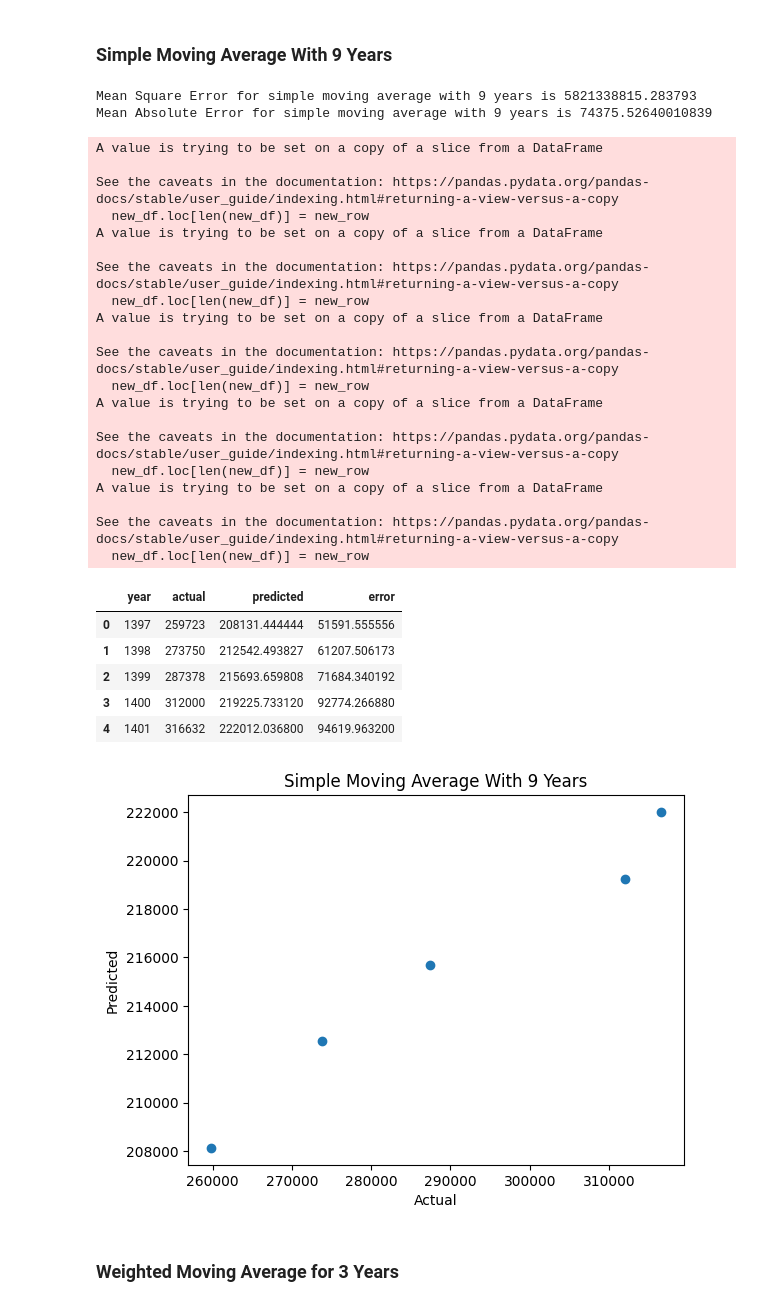
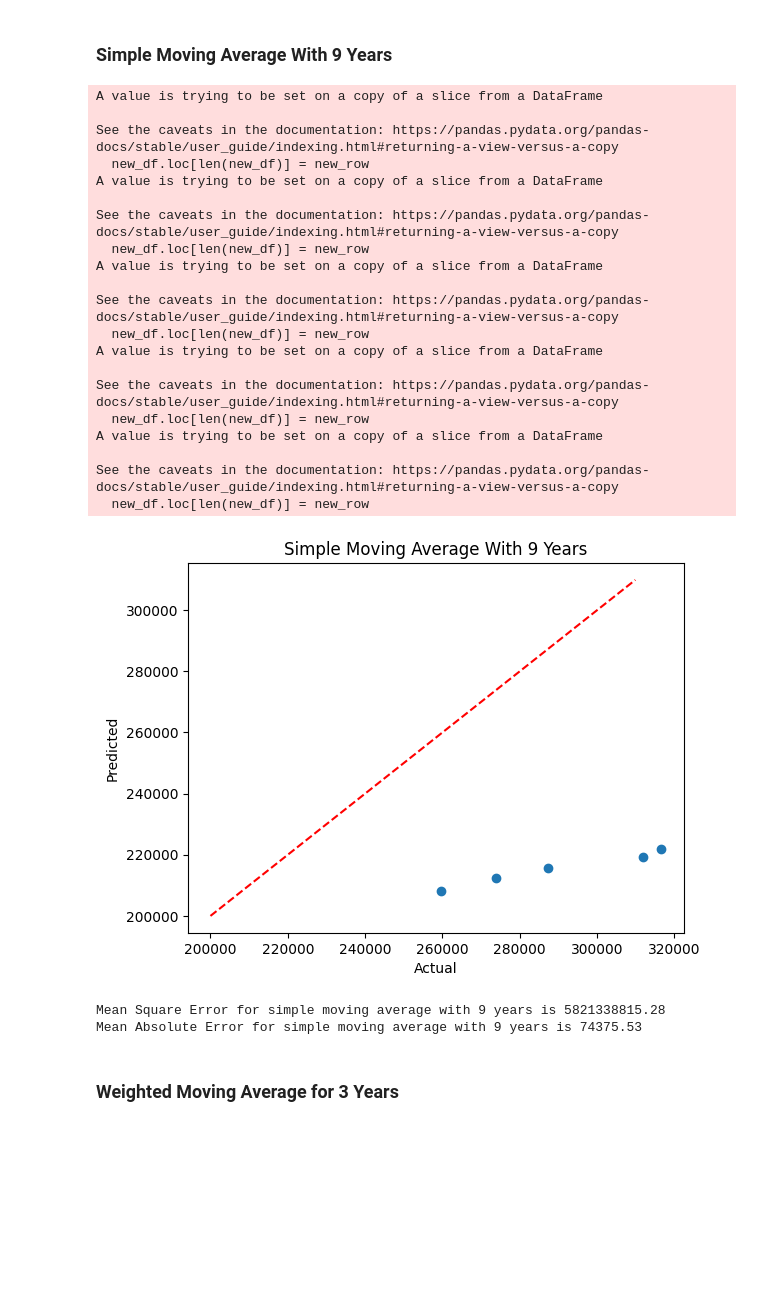
Before and after one commit to NassrinSharifi/Pure-Python, a Jupyter notebook: 00-SUT/Project Management/HW2.ipynb, the cells around one changed output. Cells and saved outputs as stored; diff of their text form; code cells hidden in the pictures; blank space fills up the shorter version.

```diff
--- a/00-SUT/Project Management/HW2.ipynb
+++ b/00-SUT/Project Management/HW2.ipynb
@@ -171,49 +168,47 @@ See the caveats in the documentation: https://pandas.pydata.org/pandas-docs/stab
 # %% [markdown]
 ### Simple Moving Average With 9 Years
 # %%
-n=9
-simple= simple_moving_average(n, data)
-simple_df = error(Real_data, simple)
-m=mean_squared_error(simple_df["actual"],simple_df["predicted"],squared=True)
-deviation=mean_absolute_deviation(simple_df)
-print(f"Mean Square Error for simple moving average with {n} years is {m}")
-print(f"Mean Absolute Error for simple moving average with {n} years is {deviation}")
+n = 9
+simple = simple_moving_average(n, data)
+simple_df_9 = error(Real_data, simple)
+m = mean_squared_error(simple_df_9["actual"], simple_df_9["predicted"],squared=True)
+deviation = mean_absolute_deviation(simple_df_9)
+
 #plot:)
-plt.scatter(simple_df["actual"],simple_df["predicted"])
+plt.scatter(simple_df_9["actual"], simple_df_9["predicted"])
+plt.plot(list(range(200000,310000,100)),list(range(200000,310000,100)),color="red",linestyle="dashed")
 plt.ylabel("Predicted")
 plt.xlabel("Actual")
 plt.title(f"Simple Moving Average With {n} Years")
-simple_df
+plt.savefig(f"Simple Moving Average With {n} Years.png")
+plt.show()
+print(f"Mean Square Error for simple moving average with {n} years is {m:.2f}")
+print(f"Mean Absolute Error for simple moving average with {n} years is {deviation:.2f}")
+simple_df_9.to_excel(f"Simple Moving Average With {n} Years.xlsx",index=False)
 # %% [output]
-Mean Square Error for simple moving average with 9 years is 5821338815.283793
-Mean Absolute Error for simple moving average with 9 years is 74375.52640010839
+A value is trying to be set on a copy of a slice from a DataFrame
+
+See the caveats in the documentation: https://pandas.pydata.org/pandas-docs/stable/user_guide/indexing.html#returning-a-view-versus-a-copy
+  new_df.loc[len(new_df)] = new_row
+A value is trying to be set on a copy of a slice from a DataFrame
+
+See the caveats in the documentation: https://pandas.pydata.org/pandas-docs/stable/user_guide/indexing.html#returning-a-view-versus-a-copy
+  new_df.loc[len(new_df)] = new_row
+A value is trying to be set on a copy of a slice from a DataFrame
+
+See the caveats in the documentation: https://pandas.pydata.org/pandas-docs/stable/user_guide/indexing.html#returning-a-view-versus-a-copy
+  new_df.loc[len(new_df)] = new_row
+A value is trying to be set on a copy of a slice from a DataFrame
+
+See the caveats in the documentation: https://pandas.pydata.org/pandas-docs/stable/user_guide/indexing.html#returning-a-view-versus-a-copy
+  new_df.loc[len(new_df)] = new_row
+A value is trying to be set on a copy of a slice from a DataFrame
+
+See the caveats in the documentation: https://pandas.pydata.org/pandas-docs/stable/user_guide/indexing.html#returning-a-view-versus-a-copy
+  new_df.loc[len(new_df)] = new_row
+[figure, new version]
-A value is trying to be set on a copy of a slice from a DataFrame
-
-See the caveats in the documentation: https://pandas.pydata.org/pandas-docs/stable/user_guide/indexing.html#returning-a-view-versus-a-copy
-  new_df.loc[len(new_df)] = new_row
-A value is trying to be set on a copy of a slice from a DataFrame
-
-See the caveats in the documentation: https://pandas.pydata.org/pandas-docs/stable/user_guide/indexing.html#returning-a-view-versus-a-copy
-  new_df.loc[len(new_df)] = new_row
-A value is trying to be set on a copy of a slice from a DataFrame
-
-See the caveats in the documentation: https://pandas.pydata.org/pandas-docs/stable/user_guide/indexing.html#returning-a-view-versus-a-copy
-  new_df.loc[len(new_df)] = new_row
-A value is trying to be set on a copy of a slice from a DataFrame
-
-See the caveats in the documentation: https://pandas.pydata.org/pandas-docs/stable/user_guide/indexing.html#returning-a-view-versus-a-copy
-  new_df.loc[len(new_df)] = new_row
-A value is trying to be set on a copy of a slice from a DataFrame
-
-See the caveats in the documentation: https://pandas.pydata.org/pandas-docs/stable/user_guide/indexing.html#returning-a-view-versus-a-copy
-  new_df.loc[len(new_df)] = new_row
+Mean Square Error for simple moving average with 9 years is 5821338815.28
+Mean Absolute Error for simple moving average with 9 years is 74375.53
-|  | year | actual | predicted | error |
-| 0 | 1397 | 259723 | 208131.444444 | 51591.555556 |
-| 1 | 1398 | 273750 | 212542.493827 | 61207.506173 |
-| 2 | 1399 | 287378 | 215693.659808 | 71684.340192 |
-| 3 | 1400 | 312000 | 219225.733120 | 92774.266880 |
-| 4 | 1401 | 316632 | 222012.036800 | 94619.963200 |
-[figure, old version]
 # %% [markdown]
 ### Weighted Moving Average for 3 Years
 # %%
```
Also changed, not shown: parts of 15 cells of this notebook, 1 other file.
